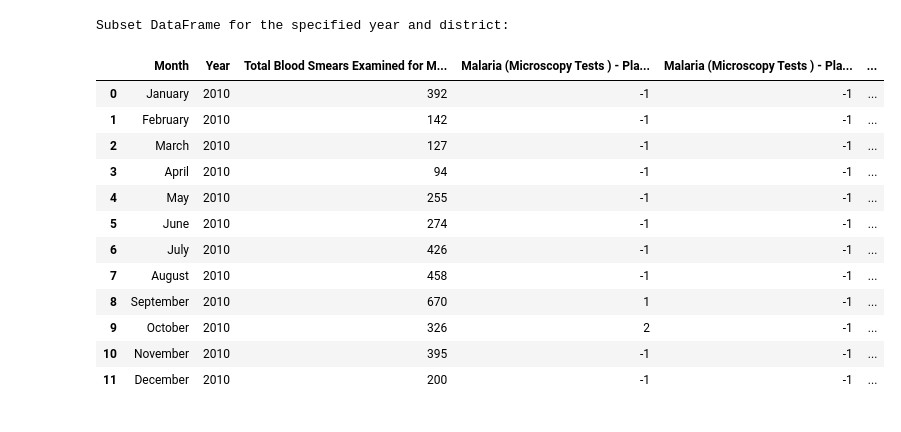
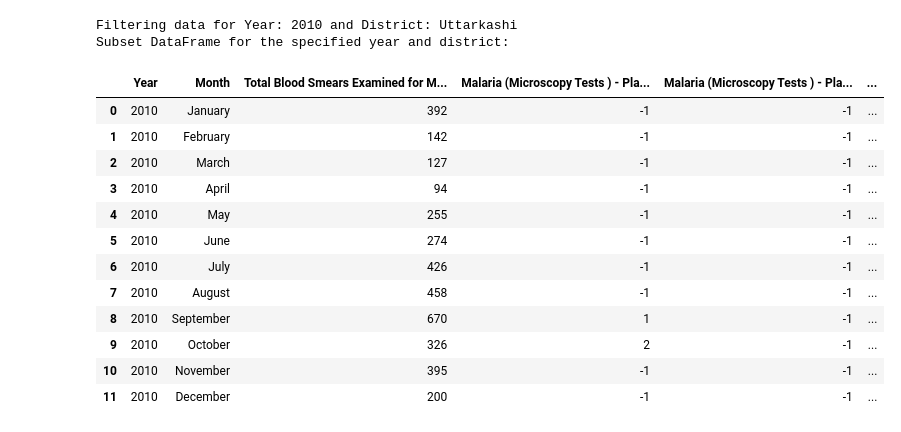
Before and after one commit to astroupes/Disease, a Jupyter notebook: analysis.ipynb, the cells around one changed output. Saved outputs shown, nothing was run; the diff lists cells and outputs as text; code cells hidden in the pictures.

```diff
--- a/analysis.ipynb
+++ b/analysis.ipynb
@@ -88,4 +88,4 @@ df_new_['Year'] = df_new_['Year'].astype(int)
 df_new_['Month'] = df_new_['Month'].str.capitalize()
 
 
-df_new_
+df_new_ = df_new_.copy()
@@ -106,29 +92,46 @@ df_new_
 # %%
-df_new_[(df_new_['Year'] == years[0]) & (df_new_['District'] == district)]
+# df_new_[(df_new_['Year'] == years[0]) & (df_new_['District'] == district)]
+year = 2010  # Specify the year you want to filter
+district = 'Uttarkashi'  # Specify the district you want to filter
+
+print(f"Filtering data for Year: {year} and District: {district}")
+
+df_new_ = df_new_.copy()  # Create a copy of the DataFrame for filtering
+
 subset = df_new_[(df_new_['Year'] == year) & (df_new_['District'] == district)]
+
+
 # Ensure months are ordered correctly and first letter is capitalized
 months_order = [
     'january', 'february', 'march', 'april', 'may', 'june',
     'july', 'august', 'september', 'october', 'november', 'december'
 ]
+# Make sure Month column is lowercase and stripped for matching
+subset.loc[:, 'Month'] = subset['Month'].str.lower().str.strip()
 subset = subset.set_index('Month').reindex(months_order).reset_index()
 # Capitalize the first letter of each month
-subset['Month'] = subset['Month'].str.capitalize()
+subset.loc[:, 'Month'] = subset['Month'].str.capitalize()
+# Move 'Year' column to the first position
+cols = subset.columns.tolist()
+if 'Year' in cols:
+    cols.insert(0, cols.pop(cols.index('Year')))
+    subset = subset[cols]
 # Display the subset DataFrame
 print("Subset DataFrame for the specified year and district:")
 subset
 # %% [output]
+Filtering data for Year: 2010 and District: Uttarkashi
 Subset DataFrame for the specified year and district:
-|  | Month | Year | Total Blood Smears Examined for M... | Malaria (Microscopy Tests ) - Pla... | Malaria (Microscopy Tests ) - Pla... | ... |
-| 0 | January | 2010 | 392 | -1 | -1 | ... |
-| 1 | February | 2010 | 142 | -1 | -1 | ... |
-| 2 | March | 2010 | 127 | -1 | -1 | ... |
-| 3 | April | 2010 | 94 | -1 | -1 | ... |
-| 4 | May | 2010 | 255 | -1 | -1 | ... |
-| 5 | June | 2010 | 274 | -1 | -1 | ... |
-| 6 | July | 2010 | 426 | -1 | -1 | ... |
-| 7 | August | 2010 | 458 | -1 | -1 | ... |
-| 8 | September | 2010 | 670 | 1 | -1 | ... |
-| 9 | October | 2010 | 326 | 2 | -1 | ... |
-| 10 | November | 2010 | 395 | -1 | -1 | ... |
-| 11 | December | 2010 | 200 | -1 | -1 | ... |
+|  | Year | Month | Total Blood Smears Examined for M... | Malaria (Microscopy Tests ) - Pla... | Malaria (Microscopy Tests ) - Pla... | ... |
+| 0 | 2010 | January | 392 | -1 | -1 | ... |
+| 1 | 2010 | February | 142 | -1 | -1 | ... |
+| 2 | 2010 | March | 127 | -1 | -1 | ... |
+| 3 | 2010 | April | 94 | -1 | -1 | ... |
+| 4 | 2010 | May | 255 | -1 | -1 | ... |
+| 5 | 2010 | June | 274 | -1 | -1 | ... |
+| 6 | 2010 | July | 426 | -1 | -1 | ... |
+| 7 | 2010 | August | 458 | -1 | -1 | ... |
+| 8 | 2010 | September | 670 | 1 | -1 | ... |
+| 9 | 2010 | October | 326 | 2 | -1 | ... |
+| 10 | 2010 | November | 395 | -1 | -1 | ... |
+| 11 | 2010 | December | 200 | -1 | -1 | ... |
```
Also changed, not shown: parts of 4 cells of this notebook, 7 other files.
